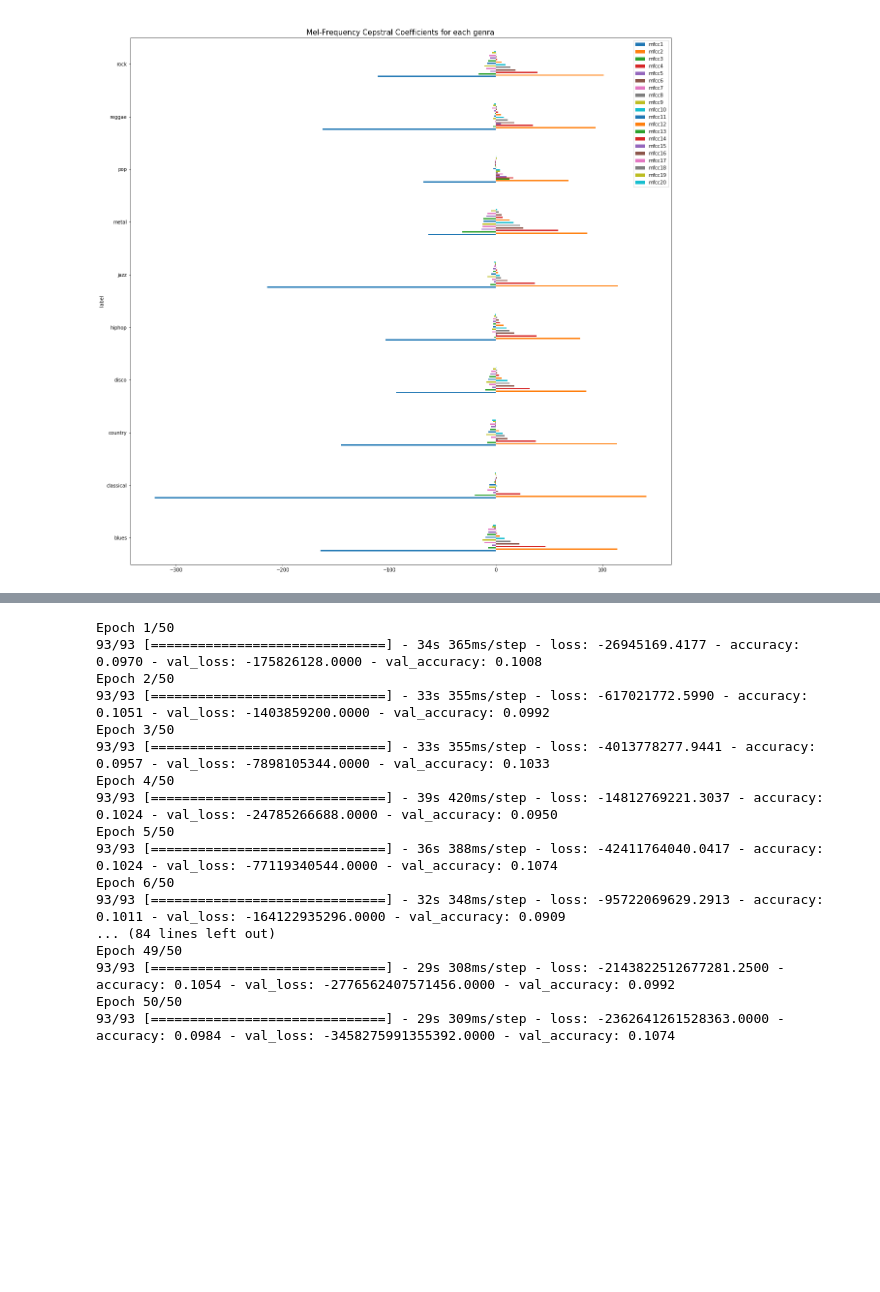
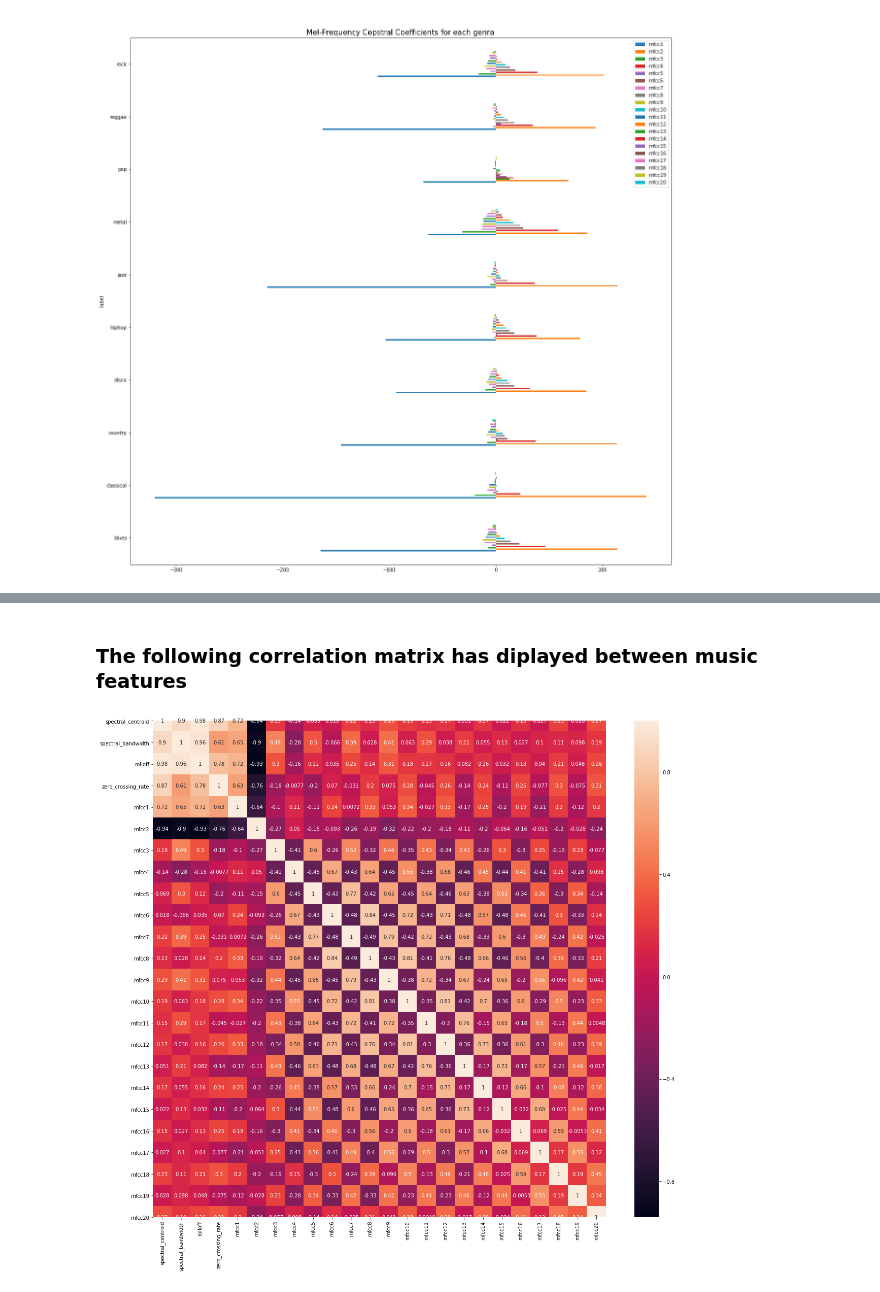
Before and after one commit to emami06/music-genre-classification, a Jupyter notebook: Music-Genre-Classification.ipynb, the cells around one changed output, grey strips where cells are left out. Saved outputs shown, nothing was run; the diff lists cells and outputs as text; code cells hidden in the pictures; blank space fills up the shorter version.

```diff
--- a/Music-Genre-Classification.ipynb
+++ b/Music-Genre-Classification.ipynb
@@ -290,27 +227,12 @@ model.compile(loss='binary_crossentropy',
-# %%
-model.fit_generator(
-    train_generator,
-    steps_per_epoch=nb_train_samples // batch_size,
-    epochs=epochs,
-    validation_data=test_generator,
-    validation_steps=nb_validation_samples // batch_size)
-
-model.save_weights('first_try.h5')
-# %% [output]
-Epoch 1/50
-93/93 [==============================] - 34s 365ms/step - loss: -26945169.4177 - accuracy: 0.0970 - val_loss: -175826128.0000 - val_accuracy: 0.1008
-Epoch 2/50
-93/93 [==============================] - 33s 355ms/step - loss: -617021772.5990 - accuracy: 0.1051 - val_loss: -1403859200.0000 - val_accuracy: 0.0992
-Epoch 3/50
-93/93 [==============================] - 33s 355ms/step - loss: -4013778277.9441 - accuracy: 0.0957 - val_loss: -7898105344.0000 - val_accuracy: 0.1033
-Epoch 4/50
-93/93 [==============================] - 39s 420ms/step - loss: -14812769221.3037 - accuracy: 0.1024 - val_loss: -24785266688.0000 - val_accuracy: 0.0950
-Epoch 5/50
-93/93 [==============================] - 36s 388ms/step - loss: -42411764040.0417 - accuracy: 0.1024 - val_loss: -77119340544.0000 - val_accuracy: 0.1074
-Epoch 6/50
-93/93 [==============================] - 32s 348ms/step - loss: -95722069629.2913 - accuracy: 0.1011 - val_loss: -164122935296.0000 - val_accuracy: 0.0909
-... (84 lines left out)
-Epoch 49/50
-93/93 [==============================] - 29s 308ms/step - loss: -2143822512677281.2500 - accuracy: 0.1054 - val_loss: -2776562407571456.0000 - val_accuracy: 0.0992
-Epoch 50/50
-93/93 [==============================] - 29s 309ms/step - loss: -2362641261528363.0000 - accuracy: 0.0984 - val_loss: -3458275991355392.0000 - val_accuracy: 0.1074
+# %% [markdown]
+### The following correlation matrix has diplayed between music features
+# %%
+plt.figure(figsize = (20,18))
+
+sns.heatmap(data[['spectral_centroid', 'spectral_bandwidth',
+                       "rolloff",'zero_crossing_rate','mfcc1','mfcc2','mfcc3','mfcc4',
+                       'mfcc5','mfcc6' ,'mfcc7','mfcc8','mfcc9','mfcc10','mfcc11','mfcc12',
+                     "mfcc13", "mfcc14",'mfcc15','mfcc16','mfcc17','mfcc18', 'mfcc19','mfcc20']].corr(), annot=True)
+plt.show()
+# %% [output]
+[figure, added]
```
Also changed, not shown: parts of 55 cells of this notebook.
